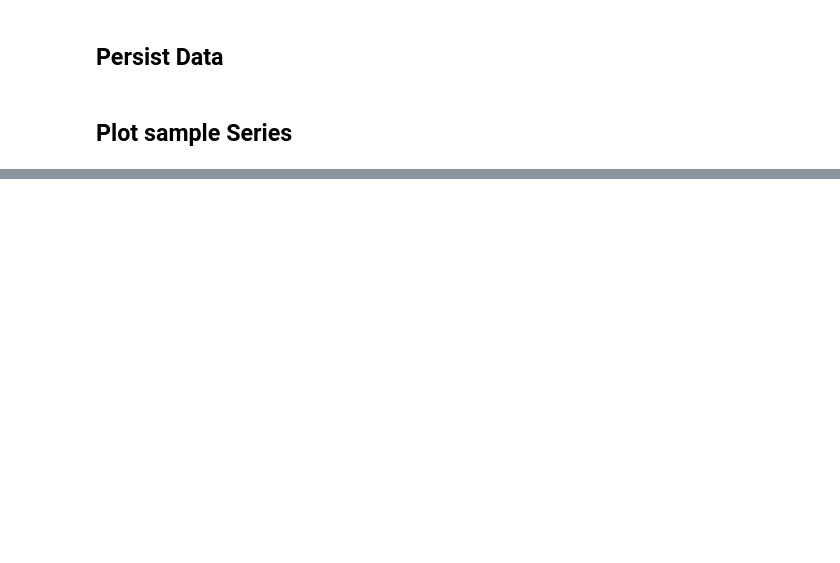
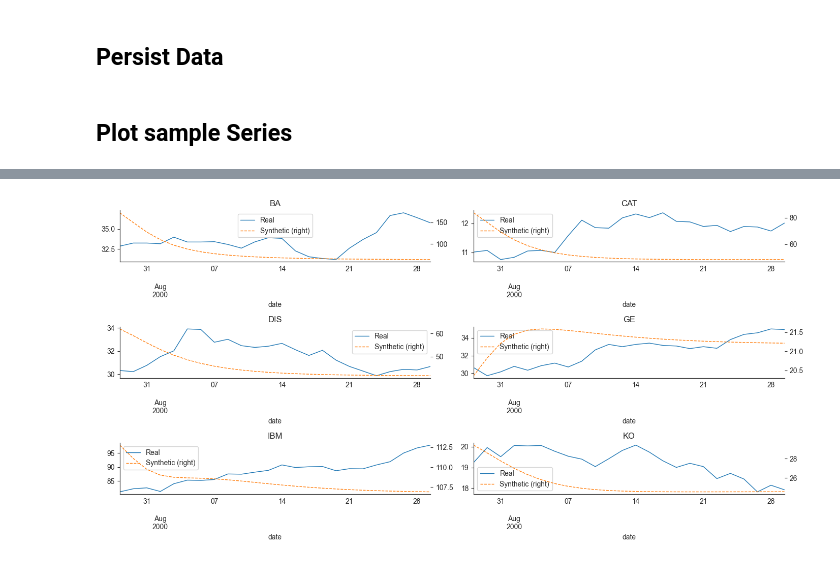
Before and after one commit to philbeliveau/GAN, a Jupyter notebook: 02_TimeGAN_TF2.ipynb, the cells around one changed output, grey strips where cells are left out. Drawn from its saved outputs; the diff is of its cells as text; code cells hidden in the pictures; blank space fills up the shorter version.

```diff
--- a/02_TimeGAN_TF2.ipynb
+++ b/02_TimeGAN_TF2.ipynb
@@ -725,0 +911,21 @@ fig.tight_layout()
+# %%
+fig, axes = plt.subplots(nrows=3, ncols=2, figsize=(14, 7))
+axes = axes.flatten()
+
+index = list(range(1, 25))
+# synthetic = generated_data[np.random.randint(n_windows)]
+
+idx = 143
+real = df.iloc[idx: idx + seq_len]
+
+for j, ticker in enumerate(tickers):
+    (pd.DataFrame({'Real': real.iloc[:, j],
+                   'Synthetic': generated_data[idx][:, j]})
+     .plot(ax=axes[j],
+           title=ticker,
+           secondary_y='Synthetic', style=['-', '--'],
+           lw=1))
+sns.despine()
+fig.tight_layout()
+# %% [output]
+[figure, added]
```
Also changed, not shown: parts of 27 cells of this notebook, 16 other files.
